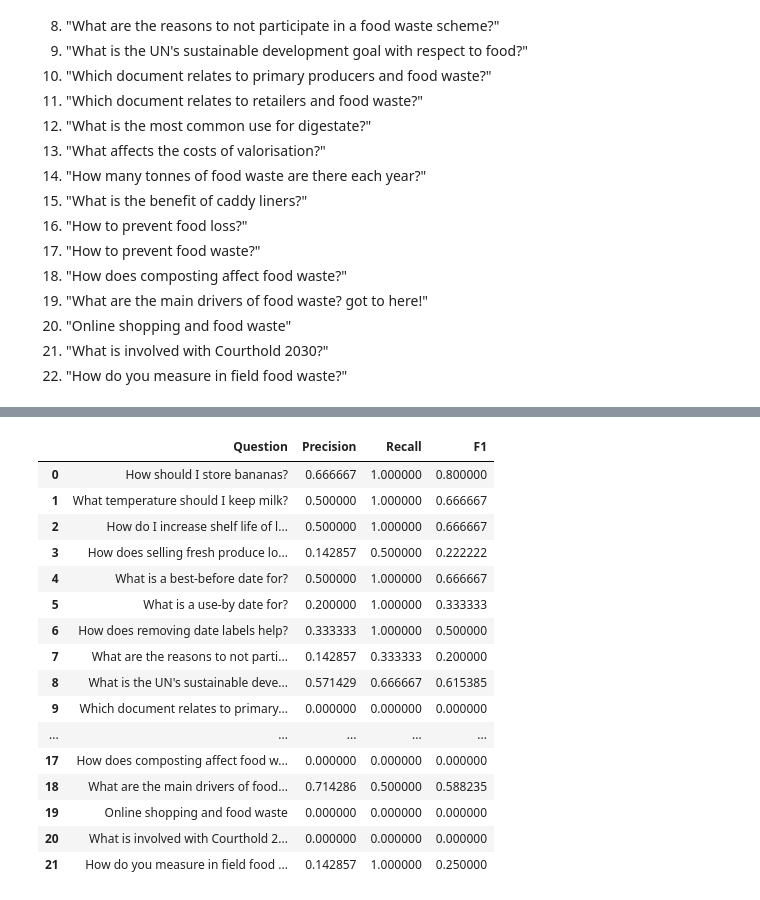
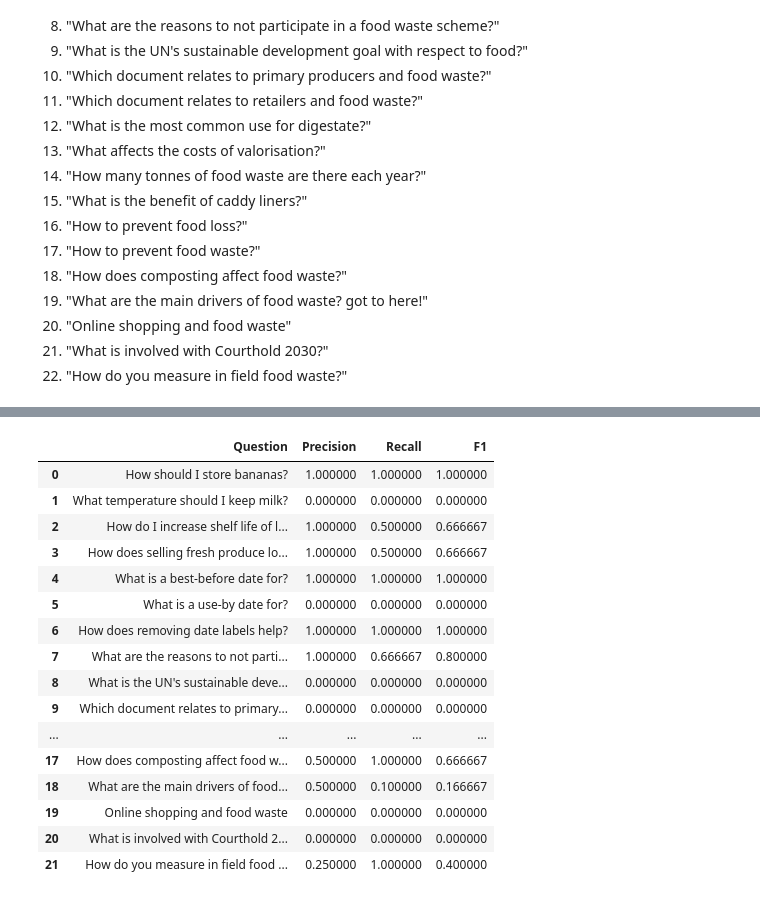
Before and after one commit to Jake-Jasper/AI-Capstone-Project, a Jupyter notebook: Retrieval_evaluation.ipynb, the cells around one changed output, grey strips where cells are left out. Drawn from its saved outputs; the diff is of its cells as text; code cells hidden in the pictures.

```diff
--- a/Retrieval_evaluation.ipynb
+++ b/Retrieval_evaluation.ipynb
@@ -115,8 +110,9 @@ Please note that authentication is recommended but still optional to access publ
+# %%
+# '/content/drive/MyDrive/Knowledge-database-10-4-24-mpnet.db' ; /content/drive/MyDrive/Knowledge-database-10-4-24-All-mini-L6-v2.db
+DB = '/content/drive/MyDrive/Knowledge-database-10-4-24-All-mini-L6-v2.db'
 # %%
 def score_retrieval(question=["No question"],
-                    model=None, db='/content/drive/MyDrive/Knowledge-database-6-4-24.db',
-                    test=True):
-    test = test
+                    model=None, db=DB):
     relevant = []
     q = model.encode(question)
     conn = sqlite3.connect(db)
@@ -129,12 +125,8 @@ def score_retrieval(question=["No question"],
     for row in cursor:
         score  = util.pytorch_cos_sim(q, np.frombuffer(row[4], dtype=np.float32)).numpy()
         # if meets the score threshold and is not already in the list
-        if score >= 0.4 and row[1] not in relevant:
-            # if high score consider it
-            if test == True:
-                relevant.append((row[1] + 1, row[3]))
-            else:
-                relevant.append((row[1] + 1))
+        if score >= 0.7:
+            relevant.append((row[1]))
 
     # return only unique relevant documents.
     return list(set(relevant))
@@ -203,11 +233,11 @@ p , r , f = [], [], []
 
 for i in range(len(Questions)):
         q = Questions[i]
-        #print(q)
-        retrieved_docs = score_retrieval(question = q, model=model, test=False)
-        #print(retrieved_docs)
+        print(q)
+        retrieved_docs = score_retrieval(question = q, model=model)
+        print(retrieved_docs)
         score_ = scoring(Questions.index(q))
-        #print(score_)
+        print(score_)
         p.append(score_[0])
         r.append(score_[1])
         f.append(score_[2])
@@ -215,24 +263,26 @@ for i in range(len(Questions)):
 import pandas as pd
 
 df = pd.DataFrame({"Question":Questions, "Precision":p, "Recall":r, "F1":f})
+# %%
+df
+# %% [output]
+|  | Question | Precision | Recall | F1 |
+| 0 | How should I store bananas? | 1.000000 | 1.000000 | 1.000000 |
+| 1 | What temperature should I keep milk? | 0.000000 | 0.000000 | 0.000000 |
+| 2 | How do I increase shelf life of l... | 1.000000 | 0.500000 | 0.666667 |
+| 3 | How does selling fresh produce lo... | 1.000000 | 0.500000 | 0.666667 |
+| 4 | What is a best-before date for? | 1.000000 | 1.000000 | 1.000000 |
+| 5 | What is a use-by date for? | 0.000000 | 0.000000 | 0.000000 |
+| 6 | How does removing date labels help? | 1.000000 | 1.000000 | 1.000000 |
+| 7 | What are the reasons to not parti... | 1.000000 | 0.666667 | 0.800000 |
+| 8 | What is the UN's sustainable deve... | 0.000000 | 0.000000 | 0.000000 |
+| 9 | Which document relates to primary... | 0.000000 | 0.000000 | 0.000000 |
+| ... | ... | ... | ... | ... |
+| 17 | How does composting affect food w... | 0.500000 | 1.000000 | 0.666667 |
+| 18 | What are the main drivers of food... | 0.500000 | 0.100000 | 0.166667 |
+| 19 | Online shopping and food waste | 0.000000 | 0.000000 | 0.000000 |
+| 20 | What is involved with Courthold 2... | 0.000000 | 0.000000 | 0.000000 |
+| 21 | How do you measure in field food ... | 0.250000 | 1.000000 | 0.400000 |
 # %%
 #name with db sentence transformer and method of sentence splitting
-df.to_csv("allminiLM-v6-.csv")
+df.to_csv("/content/drive/MyDrive/All-mini-v6-spacy-core-sm.csv")
-# %% [output]
-|  | Question | Precision | Recall | F1 |
-| 0 | How should I store bananas? | 0.666667 | 1.000000 | 0.800000 |
-| 1 | What temperature should I keep milk? | 0.500000 | 1.000000 | 0.666667 |
-| 2 | How do I increase shelf life of l... | 0.500000 | 1.000000 | 0.666667 |
-| 3 | How does selling fresh produce lo... | 0.142857 | 0.500000 | 0.222222 |
-| 4 | What is a best-before date for? | 0.500000 | 1.000000 | 0.666667 |
-| 5 | What is a use-by date for? | 0.200000 | 1.000000 | 0.333333 |
-| 6 | How does removing date labels help? | 0.333333 | 1.000000 | 0.500000 |
-| 7 | What are the reasons to not parti... | 0.142857 | 0.333333 | 0.200000 |
-| 8 | What is the UN's sustainable deve... | 0.571429 | 0.666667 | 0.615385 |
-| 9 | Which document relates to primary... | 0.000000 | 0.000000 | 0.000000 |
-| ... | ... | ... | ... | ... |
-| 17 | How does composting affect food w... | 0.000000 | 0.000000 | 0.000000 |
-| 18 | What are the main drivers of food... | 0.714286 | 0.500000 | 0.588235 |
-| 19 | Online shopping and food waste | 0.000000 | 0.000000 | 0.000000 |
-| 20 | What is involved with Courthold 2... | 0.000000 | 0.000000 | 0.000000 |
-| 21 | How do you measure in field food ... | 0.142857 | 1.000000 | 0.250000 |
```
Also changed, not shown: parts of 10 cells of this notebook.
